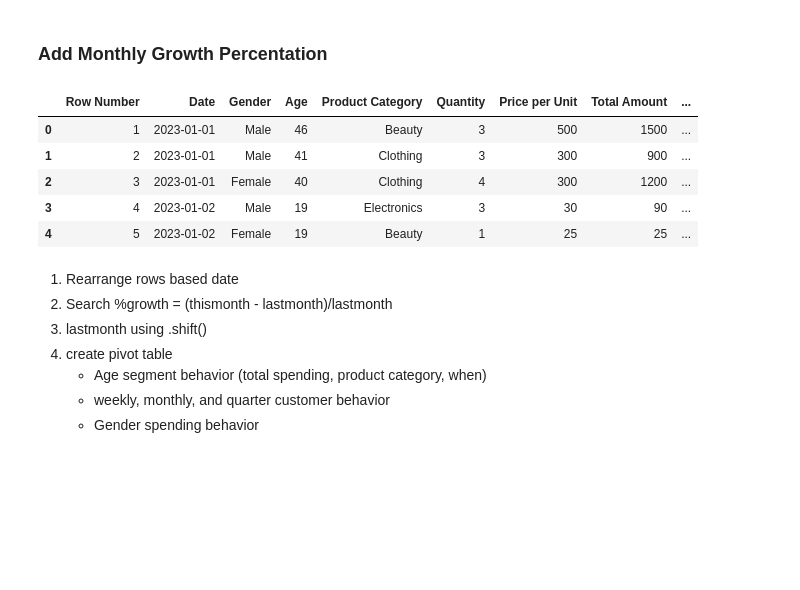
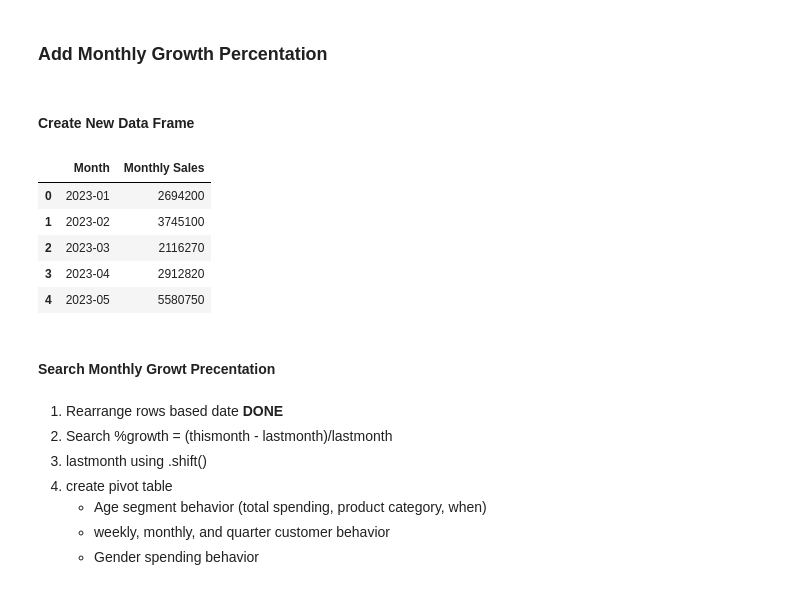
Before and after one commit to gracekaroma/analysis-of-sales-dataset, a Jupyter notebook: Sales Dataset Notebook.ipynb, the cells around one changed output. Saved outputs shown, nothing was run; the diff lists cells and outputs as text; code cells hidden in the pictures; blank space fills up the shorter version.

Commit message:
Remove rearrange rows and create new df

```diff
--- a/Sales Dataset Notebook.ipynb
+++ b/Sales Dataset Notebook.ipynb
@@ -301,20 +301,20 @@ df_sales.head()
 | 4 | 5 | 2023-05-06 | Male | 30 | Beauty | 2 | 50 | 100 | ... |
 # %% [markdown]
 ### **Add Monthly Growth Percentation**
-# %%
-# Rearrange rows based on oldest date
-df_sales = df_sales.sort_values(by='Date', ascending=True)
-# %%
-# Because of the rearrange rows, row number become random
-# So, I reset the row number
-df_sales['Row Number'] = df_sales.index + 1
-# %%
-# Check changing
-df_sales.head()
-# %% [output]
-|  | Row Number | Date | Gender | Age | Product Category | Quantity | Price per Unit | Total Amount | ... |
-| 0 | 1 | 2023-01-01 | Male | 46 | Beauty | 3 | 500 | 1500 | ... |
-| 1 | 2 | 2023-01-01 | Male | 41 | Clothing | 3 | 300 | 900 | ... |
-| 2 | 3 | 2023-01-01 | Female | 40 | Clothing | 4 | 300 | 1200 | ... |
-| 3 | 4 | 2023-01-02 | Male | 19 | Electronics | 3 | 30 | 90 | ... |
-| 4 | 5 | 2023-01-02 | Female | 19 | Beauty | 1 | 25 | 25 | ... |
+# %% [markdown]
+#### **Create New Data Frame**
+# %%
+# New data frame
+df_month = df_sales.groupby('Month', as_index=False)['Monthly Sales'].sum()
+# %%
+# Check changing
+df_month.head()
+# %% [output]
+|  | Month | Monthly Sales |
+| 0 | 2023-01 | 2694200 |
+| 1 | 2023-02 | 3745100 |
+| 2 | 2023-03 | 2116270 |
+| 3 | 2023-04 | 2912820 |
+| 4 | 2023-05 | 5580750 |
+# %% [markdown]
+#### **Search Monthly Growt Precentation**
@@ -321,5 +323,5 @@ df_sales.head()
 # %% [markdown]
-1. Rearrange rows based date
+1. Rearrange rows based date **DONE**
 2. Search %growth = (thismonth - lastmonth)/lastmonth
 3. lastmonth using .shift()
 4. create pivot table
```
Also changed, not shown: parts of 1 cell of this notebook.
